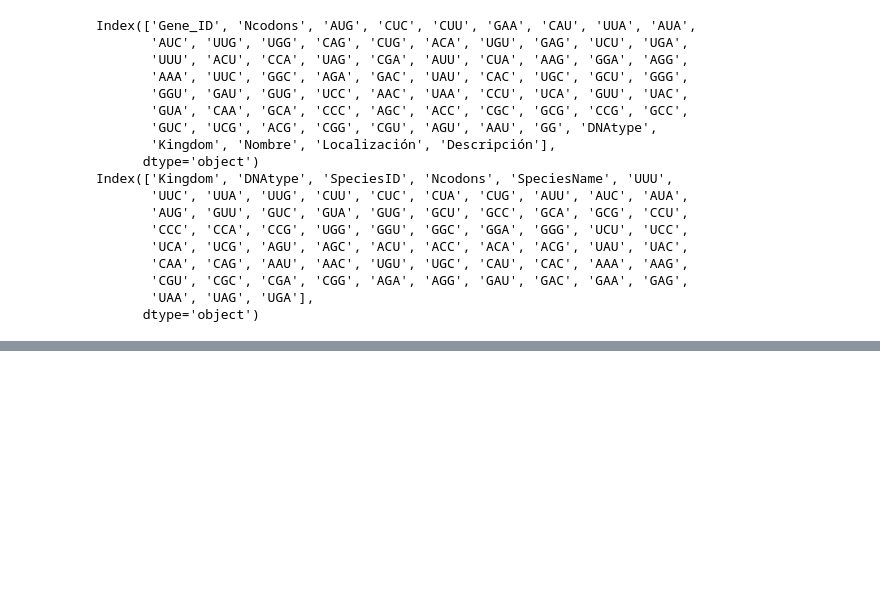
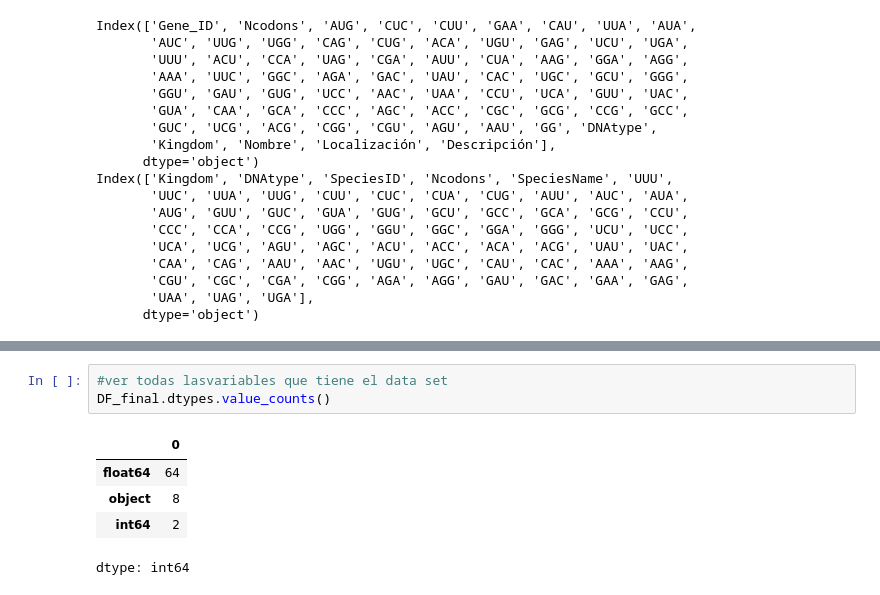
Before and after one commit to esconjaureguy/codon_usage, a Jupyter notebook: codon_usage.ipynb, the cells around one changed output, grey strips where cells are left out. Cells and saved outputs as stored; diff of their text form; blank space fills up the shorter version.

```diff
--- a/codon_usage.ipynb
+++ b/codon_usage.ipynb
@@ -400,0 +391,9 @@ DF_final
+# %%
+#ver todas lasvariables que tiene el data set
+DF_final.dtypes.value_counts()
+# %% [output]
+|  | 0 |
+| float64 | 64 |
+| object | 8 |
+| int64 | 2 |
+dtype: int64
```
Also changed, not shown: parts of 17 cells of this notebook.
